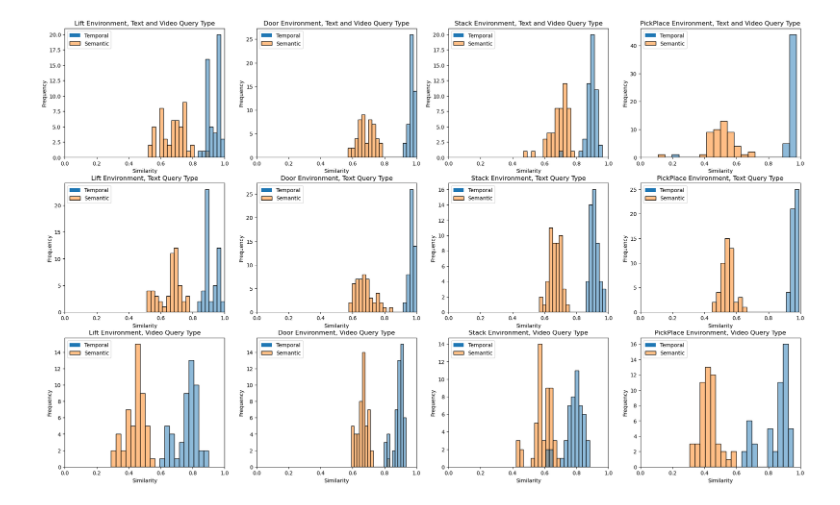
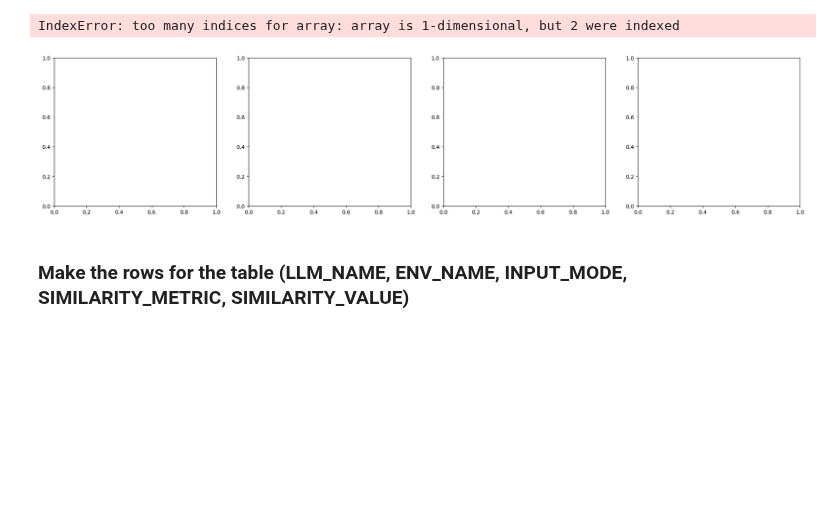
Before and after one commit to jsalfity/task_decomposition, a Jupyter notebook: task_decomposition/analysis/compare_GPT_groundtruth.ipynb, the cells around one changed output. Cells and saved outputs as stored; diff of their text form; code cells hidden in the pictures; blank space fills up the shorter version.

Commit message:
cleaning up the plotting notebook

```diff
--- a/task_decomposition/analysis/compare_GPT_groundtruth.ipynb
+++ b/task_decomposition/analysis/compare_GPT_groundtruth.ipynb
@@ -181,37 +201,42 @@ Average Similarity: 0.79, Average Temporal Similarity: 0.89, Average Semantic Si
 # %%
 # sns.histplot(data=[temporal, semantic, total], legend=True, kde=True, bins=25)
 # env_name = "Door"
 # query_type = "video"
 # npresultspath = GPT_OUTPUT_PATH+f"/{query_type}/{env_name}"
 # similarity = np.load(f"{npresultspath}_results.npz", allow_pickle=True)
 N_BINS = 20
-def make_histogram_grid(env_names: list, query_types: list, similarity: dict):
+def make_histogram_grid(env_names: list, input_modes: list, similarity: dict):
     """
     Create a grid of histograms for the similarity scores between groundtruth and gpt output files.
     Each histogram will show the distribution of the similarity scores for a given environment and query type.
     """
-    n_rows = len(query_types)
+    n_rows = len(input_modes)
     n_cols = len(env_names)
     fig, axs = plt.subplots(n_rows, n_cols, figsize=(25, 5*n_rows))
     for i, env_name in enumerate(env_names):
-        for j, query_type in enumerate(query_types):
-            npresultspath = GPT_OUTPUT_PATH+f"/{query_type}/{env_name}"
+        for j, input_mode in enumerate(input_modes):
+            npresultspath = LLM_OUTPUT_PATH(llm_model, input_mode, env_name)
             similarity = np.load(f"{npresultspath}_results.npz", allow_pickle=True)
             temporal = similarity['temporal']
             semantic = similarity['semantic']
             ax = axs[j,i]
             sns.histplot(data=[temporal, semantic], legend=True, bins=N_BINS, ax=ax)
             ax.legend(["Temporal", "Semantic"], loc='upper left')
             ax.set_xlabel('Similarity')
             ax.set_ylabel('Frequency')
             ax.set_xlim(0, 1)
-            query_type = "Text and Video" if query_type=="textvideo" else query_type.capitalize()
-            ax.set_title(f"{env_name} Environment, {query_type} Query Type")
+            input_mode = "Text and Video" if input_mode=="textvideo" else input_mode.capitalize()
+            ax.set_title(f"{env_name} Environment, {input_mode} Query Type")
 
+llm_model = "gemini-pro"
 envs = ["Lift", "Door", "Stack", "PickPlace"]
-query_types = ["textvideo", "text", "video"]
-make_histogram_grid(envs, query_types, similarity)
+# input_modes = ["textvideo", "text", "video"]
+input_modes = ["text"]
+make_histogram_grid(envs, input_modes, similarity)
 # %% [output]
+IndexError: too many indices for array: array is 1-dimensional, but 2 were indexed
-[figure, old version]
+[figure, new version]
+# %% [markdown]
+### Make the rows for the table (LLM_NAME, ENV_NAME, INPUT_MODE, SIMILARITY_METRIC, SIMILARITY_VALUE)
 # %%
 # Make the big table of all the similarity results
```
Also changed, not shown: parts of 8 cells of this notebook, 2 other files.
